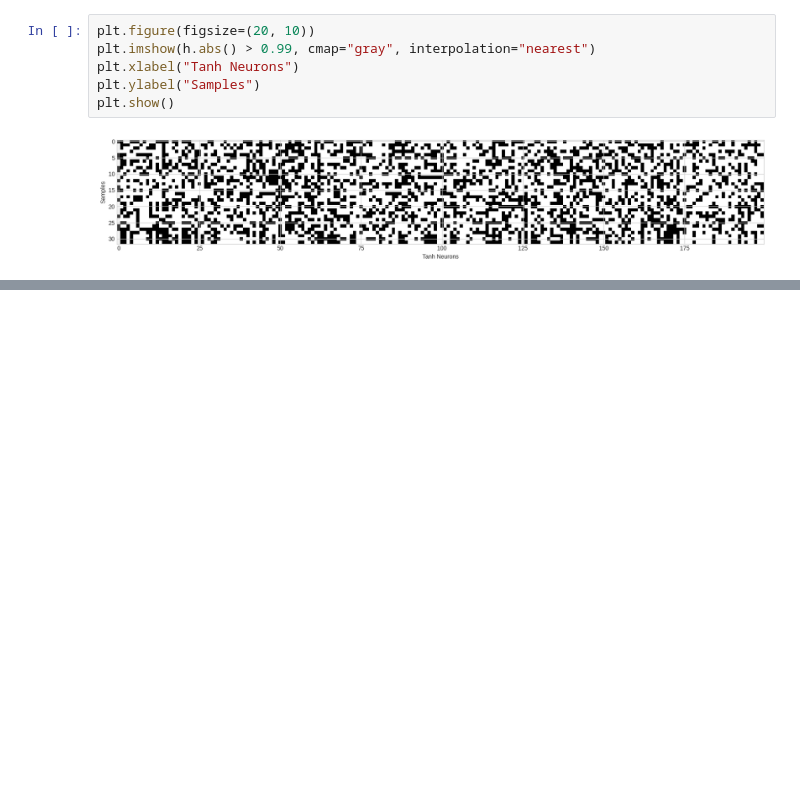
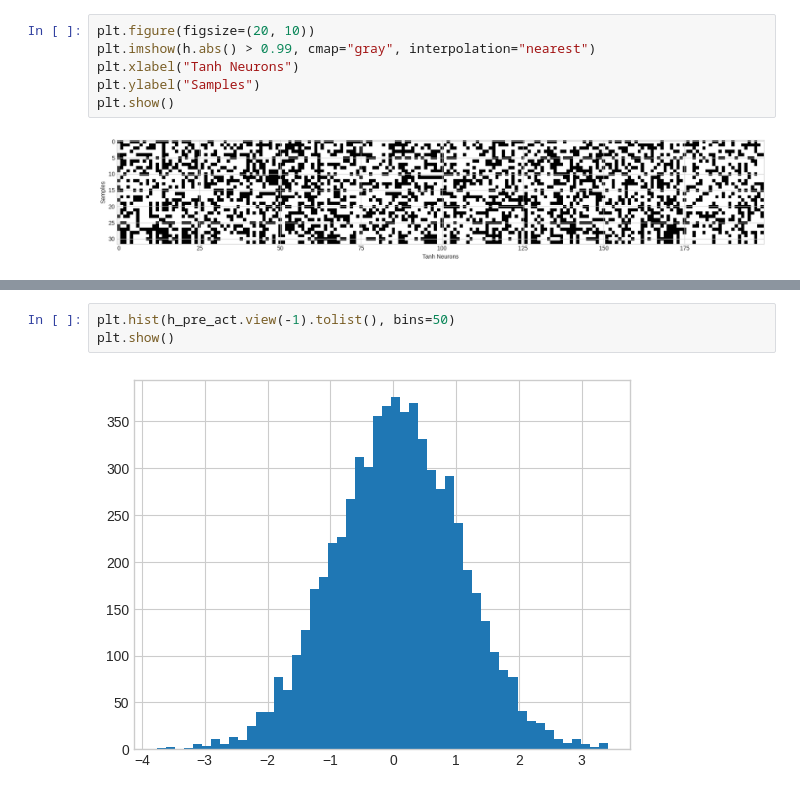
Before and after one commit to IamGianluca/dl, a Jupyter notebook: nbs/karpathy/makemore/makemore_part3_bn.ipynb, the cells around one changed output, grey strips where cells are left out. Saved outputs shown, nothing was run; the diff lists cells and outputs as text; blank space fills up the shorter version.

```diff
--- a/nbs/karpathy/makemore/makemore_part3_bn.ipynb
+++ b/nbs/karpathy/makemore/makemore_part3_bn.ipynb
@@ -583,0 +660,5 @@ plt.show()
+# %%
+plt.hist(h_pre_act.view(-1).tolist(), bins=50)
+plt.show()
+# %% [output]
+[figure, added]
```
Also changed, not shown: parts of 29 cells of this notebook.
